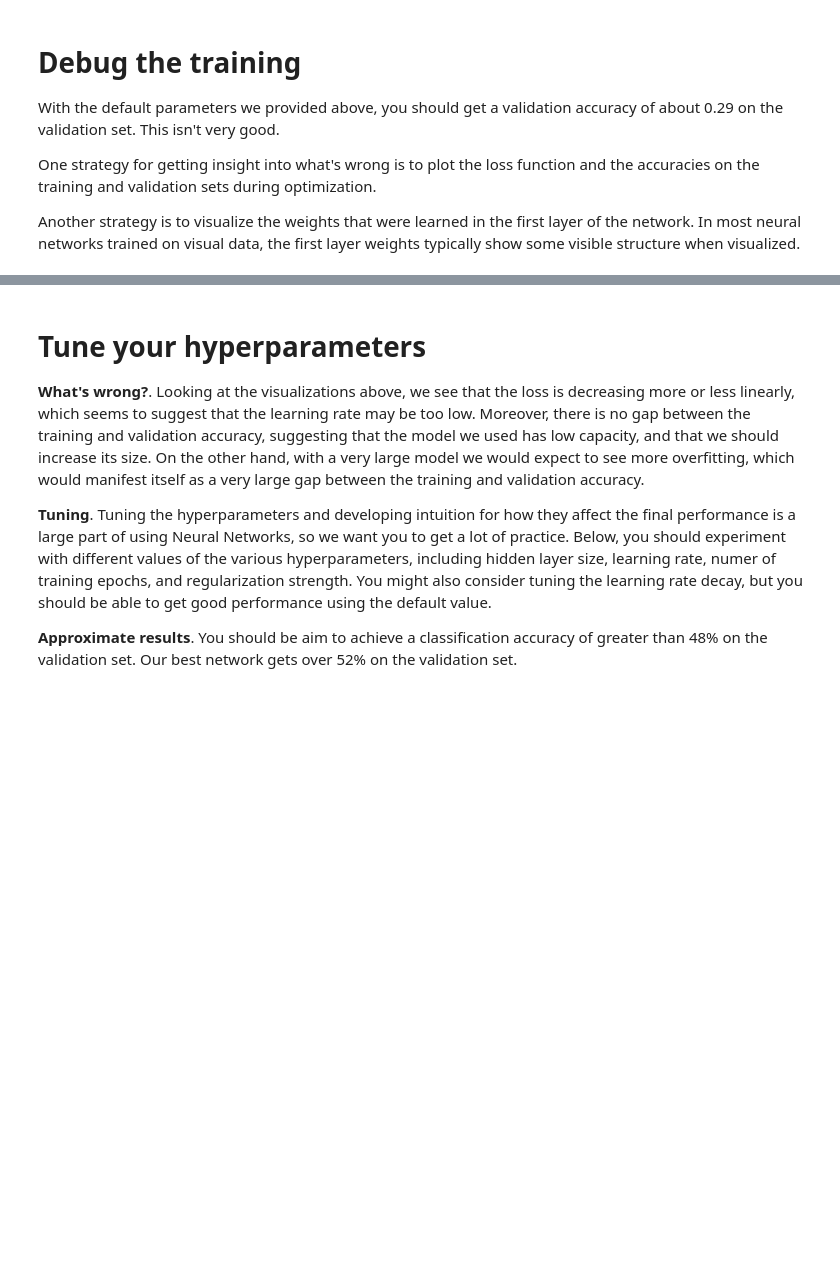
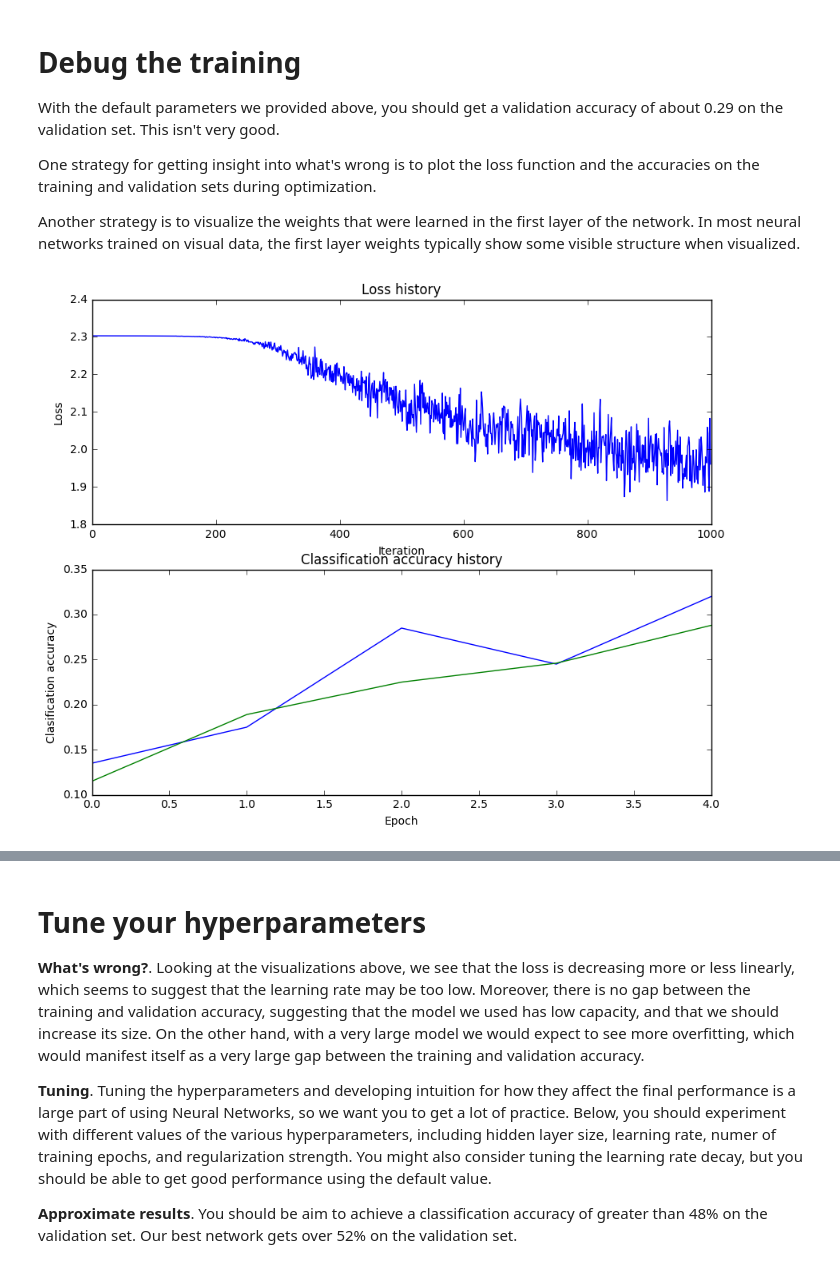
Before and after one commit to GitXuY/cs231n, a Jupyter notebook: two_layer_net.ipynb, the cells around one changed output, grey strips where cells are left out. Drawn from its saved outputs; the diff is of its cells as text; code cells hidden in the pictures; blank space fills up the shorter version.

```diff
--- a/two_layer_net.ipynb
+++ b/two_layer_net.ipynb
@@ -214,18 +241,20 @@ Another strategy is to visualize the weights that were learned in the first laye
 # %%
 # Plot the loss function and train / validation accuracies
 plt.subplot(2, 1, 1)
 plt.plot(stats['loss_history'])
 plt.title('Loss history')
 plt.xlabel('Iteration')
 plt.ylabel('Loss')
 
 plt.subplot(2, 1, 2)
-plt.plot(stats['train_acc_history'], label='train')
+plt.plot(['train_acc_history'], label='train')
 plt.plot(stats['val_acc_history'], label='val')
 plt.title('Classification accuracy history')
 plt.xlabel('Epoch')
 plt.ylabel('Clasification accuracy')
 plt.show()
+# %% [output]
+[figure, added]
 # %%
 from cs231n.vis_utils import visualize_grid
 
```
Also changed, not shown: parts of 9 cells of this notebook, 1 other file.
